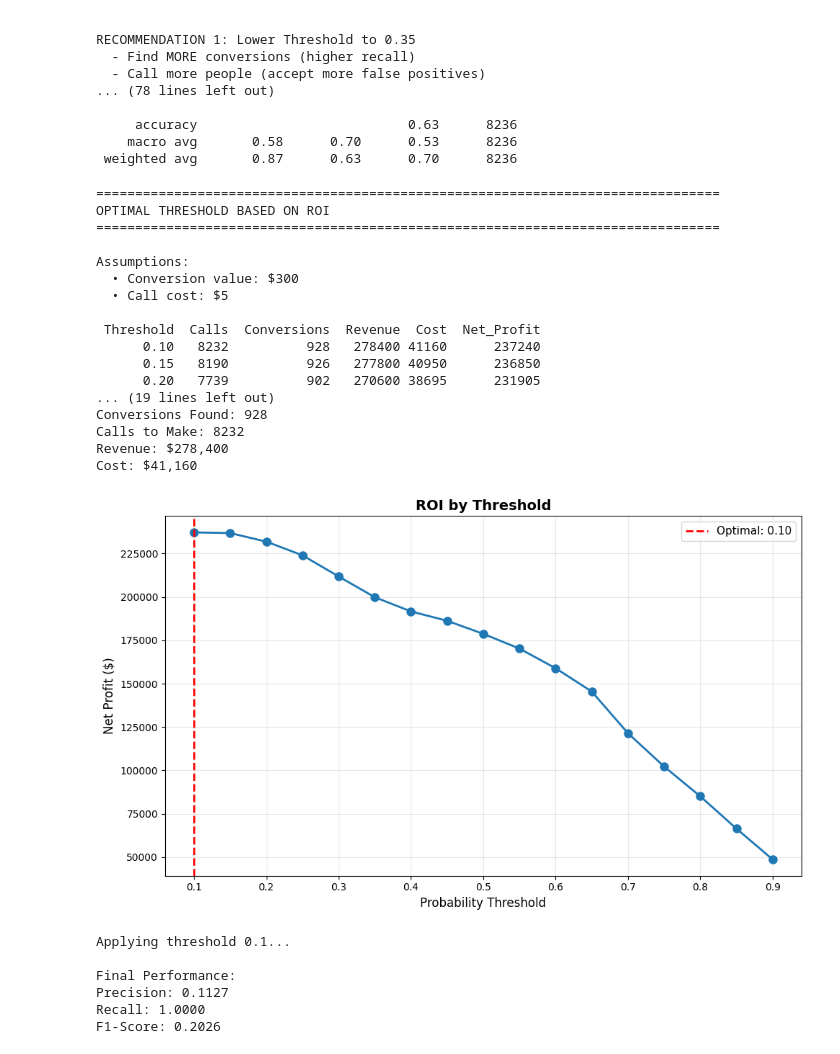
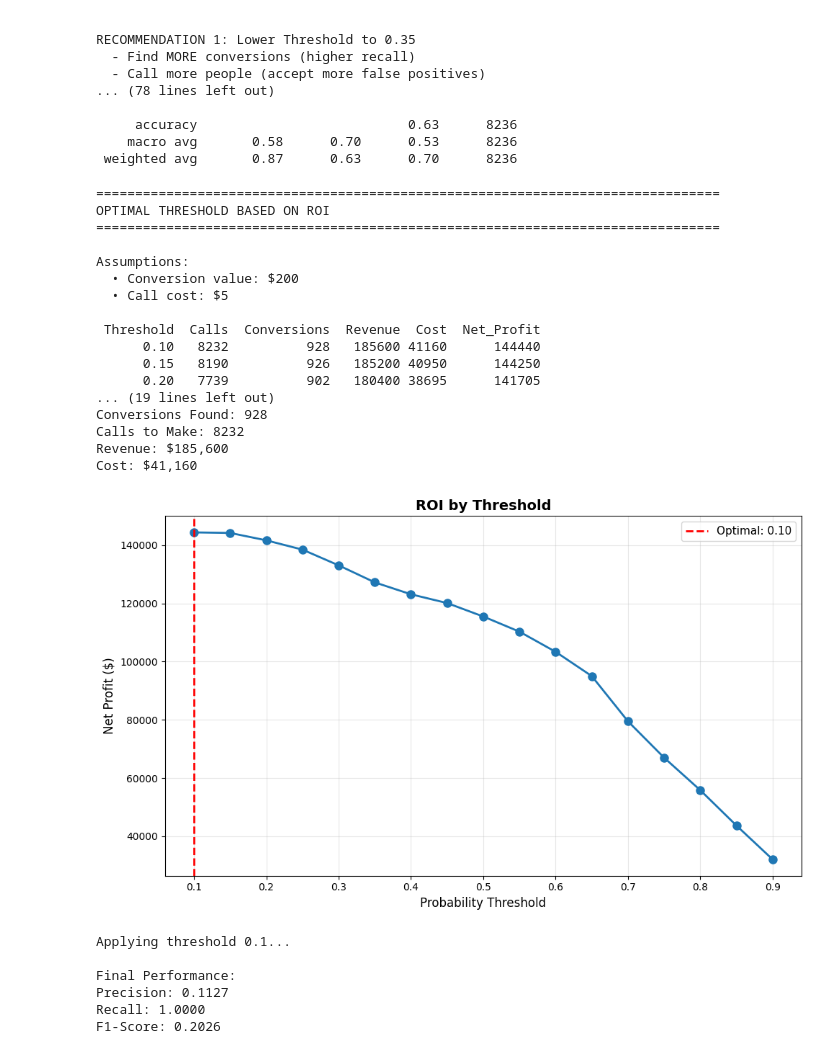
Before and after one commit to NathanC0926/ba305_bank_marketing_pred, a Jupyter notebook: baseline_logistic_regression.ipynb, the cells around one changed output. Saved outputs shown, nothing was run; the diff lists cells and outputs as text; code cells hidden in the pictures.

```diff
--- a/baseline_logistic_regression.ipynb
+++ b/baseline_logistic_regression.ipynb
@@ -468,7 +462,7 @@ print("OPTIMAL THRESHOLD BASED ON ROI")
 print("="*80)
 
 # Industry realistic estimates
-CONVERSION_VALUE = 300  # $300 per term deposit subscription
+CONVERSION_VALUE = 200  # $300 per term deposit subscription
 CALL_COST = 5          # $5 per call (with overhead)
 
 print(f"\nAssumptions:")
@@ -525,39 +519,39 @@ plt.plot(results_df['Threshold'], results_df['Net_Profit'], marker='o', linewidt
 plt.axvline(x=best_threshold, color='red', linestyle='--', linewidth=2, label=f'Optimal: {best_threshold:.2f}')
 plt.xlabel('Probability Threshold', fontsize=12)
 plt.ylabel('Net Profit ($)', fontsize=12)
 plt.title('ROI by Threshold', fontweight='bold', fontsize=14)
 plt.legend(fontsize=11)
 plt.grid(True, alpha=0.3)
 plt.tight_layout()
 plt.show()
 
 # Apply optimal threshold
 print(f"\nApplying threshold {best_threshold}...")
 y_test_pred_optimal = (y_test_pred_proba >= best_threshold).astype(int)
 
 print("\nFinal Performance:")
 print(f"Precision: {precision_score(y_test, y_test_pred_optimal):.4f}")
 print(f"Recall: {recall_score(y_test, y_test_pred_optimal):.4f}")
 print(f"F1-Score: {f1_score(y_test, y_test_pred_optimal):.4f}")
 # %% [output]
 ================================================================================
 OPTIMAL THRESHOLD BASED ON ROI
 ================================================================================
 
 Assumptions:
-  • Conversion value: $300
+  • Conversion value: $200
   • Call cost: $5
 
  Threshold  Calls  Conversions  Revenue  Cost  Net_Profit
-      0.10   8232          928   278400 41160      237240
-      0.15   8190          926   277800 40950      236850
-      0.20   7739          902   270600 38695      231905
+      0.10   8232          928   185600 41160      144440
+      0.15   8190          926   185200 40950      144250
+      0.20   7739          902   180400 38695      141705
 ... (19 lines left out)
 Conversions Found: 928
 Calls to Make: 8232
-Revenue: $278,400
+Revenue: $185,600
 Cost: $41,160
-[figure, old version]
+[figure, new version]
 Applying threshold 0.1...
 
 Final Performance:
```
Also changed, not shown: parts of 2 cells of this notebook, 1 other file.
